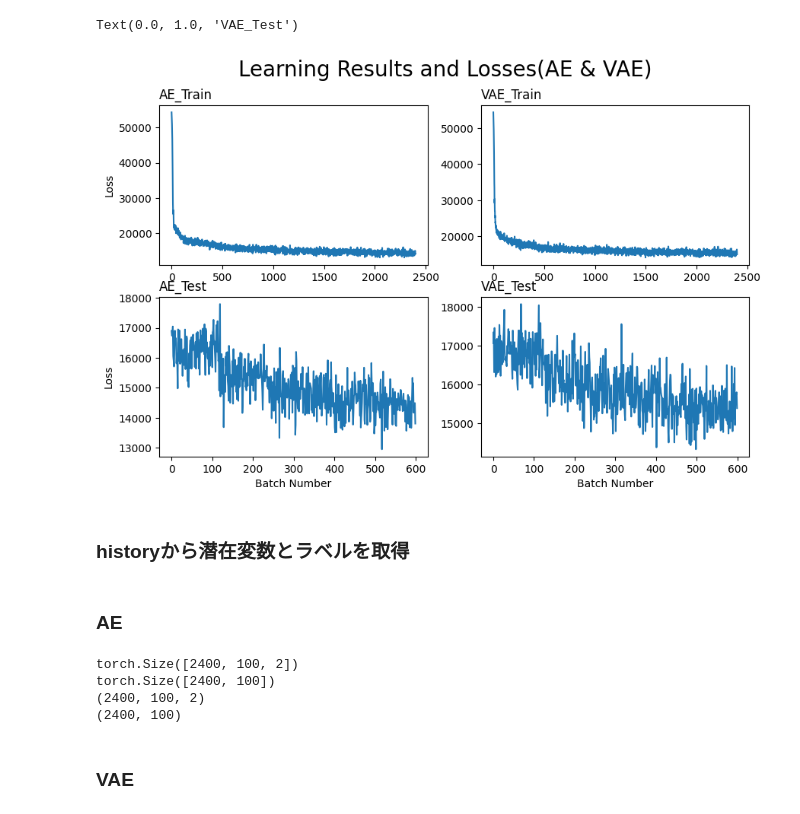
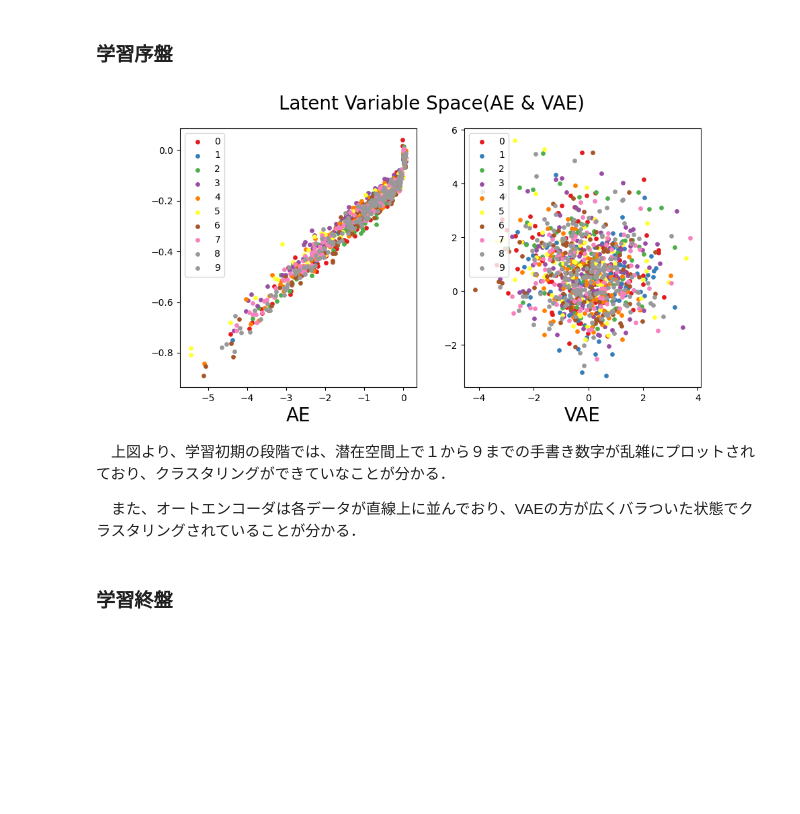
Before and after one commit to Issa-N/RLTutorial_VAE, a Jupyter notebook: src/Figure.ipynb, the cells around one changed output. Drawn from its saved outputs; the diff is of its cells as text; code cells hidden in the pictures; blank space fills up the shorter version.

```diff
--- a/src/Figure.ipynb
+++ b/src/Figure.ipynb
@@ -93,57 +35,13 @@ with open('history_VAE.pkl', 'rb') as f:
-# %%
-fig = plt.figure(figsize=(10,6))
-plt.suptitle('Learning Results and Losses(AE & VAE)',fontsize=20)
-
-train_loss_tensor = torch.stack(history_AE["train_loss"])
-train_loss_np = train_loss_tensor.to('cpu').detach().numpy().copy()
-ax1 = fig.add_subplot(2, 2, 1)
-ax1.plot(train_loss_np)
-ax1.set_ylabel("Loss")
-ax1.set_title("AE_Train", loc='left')
-
-val_loss_tensor = torch.stack(history_AE["val_loss"])
-val_loss_np = val_loss_tensor.to('cpu').detach().numpy().copy()
-ax2 = fig.add_subplot(2, 2, 3)
-ax2.plot(val_loss_np)
-ax2.set_ylabel("Loss")
-ax2.set_xlabel("Batch Number")
-ax2.set_title("AE_Test", loc='left')
-
-train_loss_tensor = torch.stack(history_VAE["train_loss"])
-train_loss_np = train_loss_tensor.to('cpu').detach().numpy().copy()
-ax3 = fig.add_subplot(2, 2, 2)
-ax3.plot(train_loss_np)
-#ax3.set_ylabel("Loss")
-ax3.set_title("VAE_Train", loc='left')
-
-val_loss_tensor = torch.stack(history_VAE["val_loss"])
-val_loss_np = val_loss_tensor.to('cpu').detach().numpy().copy()
-ax4 = fig.add_subplot(2, 2, 4)
-ax4.plot(val_loss_np)
-#ax4.set_ylabel("Loss")
-ax4.set_xlabel("Batch Number")
-ax4.set_title("VAE_Test", loc='left')
-# %% [output]
-Text(0.0, 1.0, 'VAE_Test')
-[figure, removed]
 # %% [markdown]
-### historyから潜在変数とラベルを取得
+### 学習序盤
+# %%
+img_LSE=Image.open("latentSpaceEarly.png")
+img_LSE
+# %% [output]
+[figure, added]
+# %% [markdown]
+　上図より、学習初期の段階では、潜在空間上で１から９までの手書き数字が乱雑にプロットされており、クラスタリングができていなことが分かる．
+
+　また、オートエンコーダは各データが直線上に並んでおり、VAEの方が広くバラついた状態でクラスタリングされていることが分かる．
 # %% [markdown]
-### AE
+### 学習終盤
-# %%
-z_tensor_AE = torch.stack(history_AE["z"])
-labels_tensor_AE = torch.stack(history_AE["labels"])
-print(z_tensor_AE.size())   #torch.Size([9600, 100, 2])
-print(labels_tensor_AE.size())   #torch.Size([9600, 100])
-
-z_np_AE = z_tensor_AE.to('cpu').detach().numpy().copy()
-labels_np_AE = labels_tensor_AE.to('cpu').detach().numpy().copy()
-print(z_np_AE.shape)   #(9600, 100, 2)
-print(labels_np_AE.shape)   #(9600, 100)
-# %% [output]
-torch.Size([2400, 100, 2])
-torch.Size([2400, 100])
-(2400, 100, 2)
-(2400, 100)
-# %% [markdown]
-### VAE
```
Also changed, not shown: parts of 23 cells of this notebook, 1 other file.
